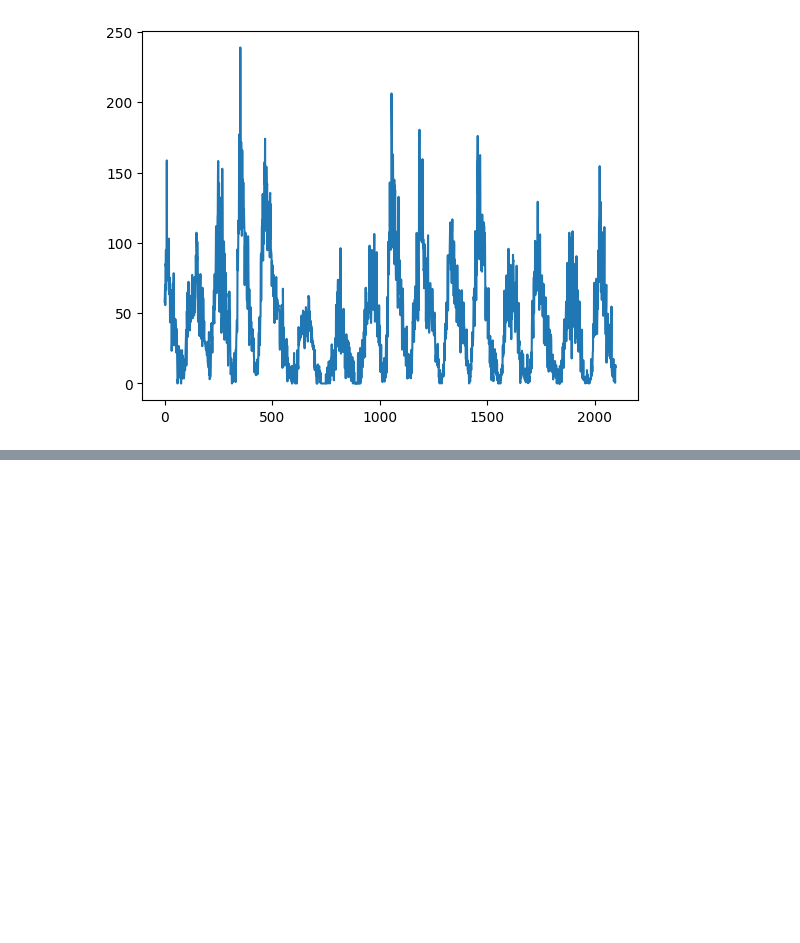
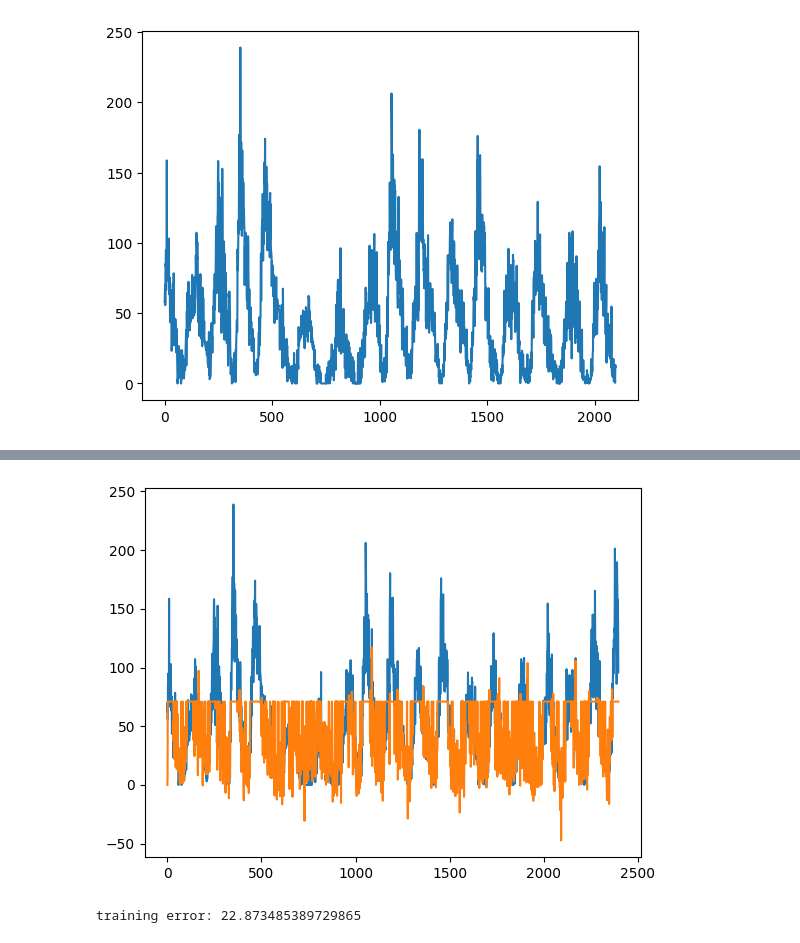
Before and after one commit to g-lago8/ComputationalNeuroScience, a Jupyter notebook: LAB1/lsm.ipynb, the cells around one changed output, grey strips where cells are left out. Cells and saved outputs as stored; diff of their text form; code cells hidden in the pictures; blank space fills up the shorter version.

```diff
--- a/LAB1/lsm.ipynb
+++ b/LAB1/lsm.ipynb
@@ -231,0 +275,9 @@ for N_exc_, N_inib_, w_in_exc_, w_in_inib_, w_rec_exc_, w_rec_inib_ in product(N
+# %%
+plt.plot(target_train_final)
+pred_train_final = readout @ train_states.T
+plt.plot(pred_train_final.T)
+plt.show()
+print('training error:', mean_absolute_error(pred_train_final.squeeze(), target_train_final))
+# %% [output]
+[figure, added]
+training error: 22.873485389729865
```
Also changed, not shown: parts of 6 cells of this notebook, 1 other file.
